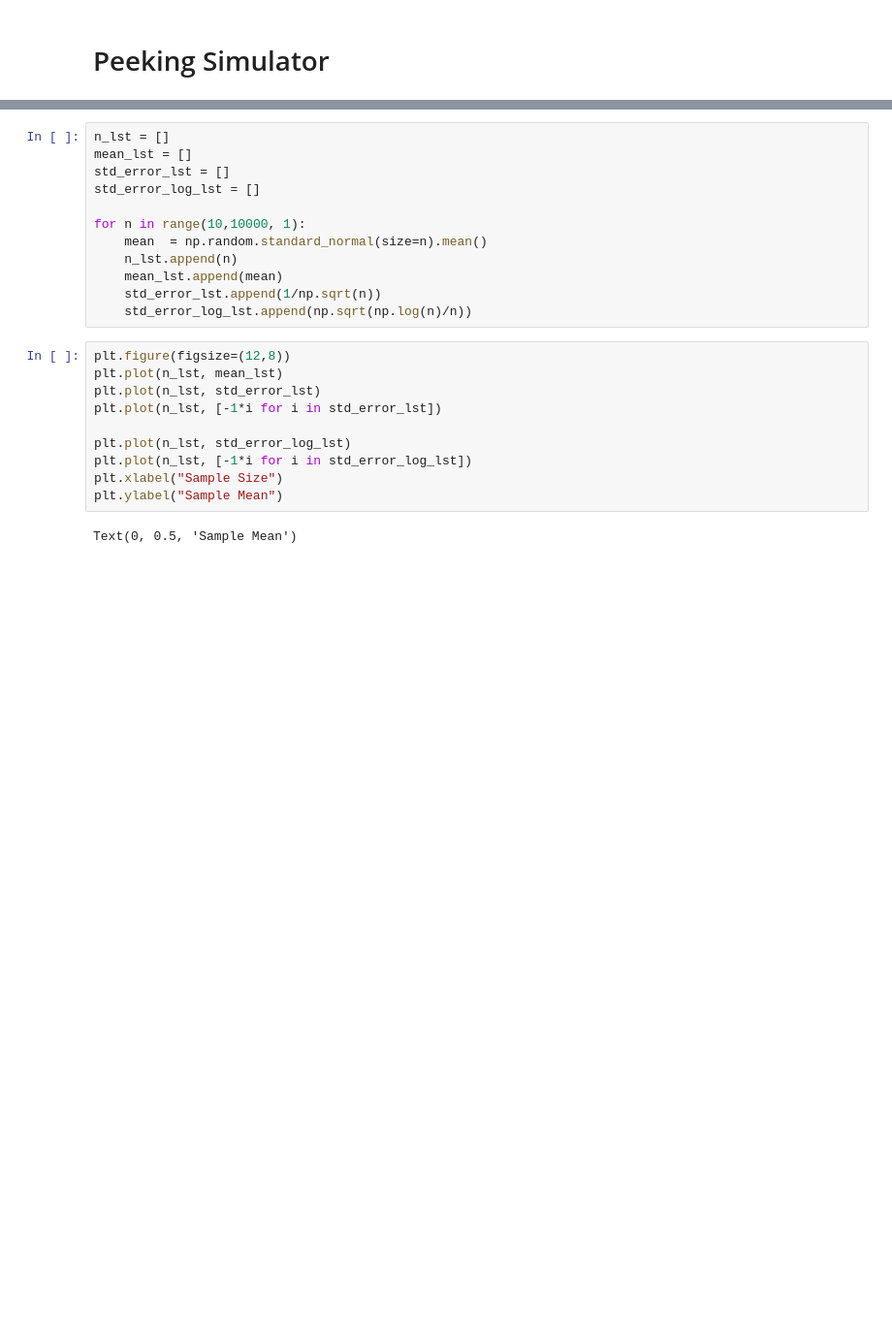
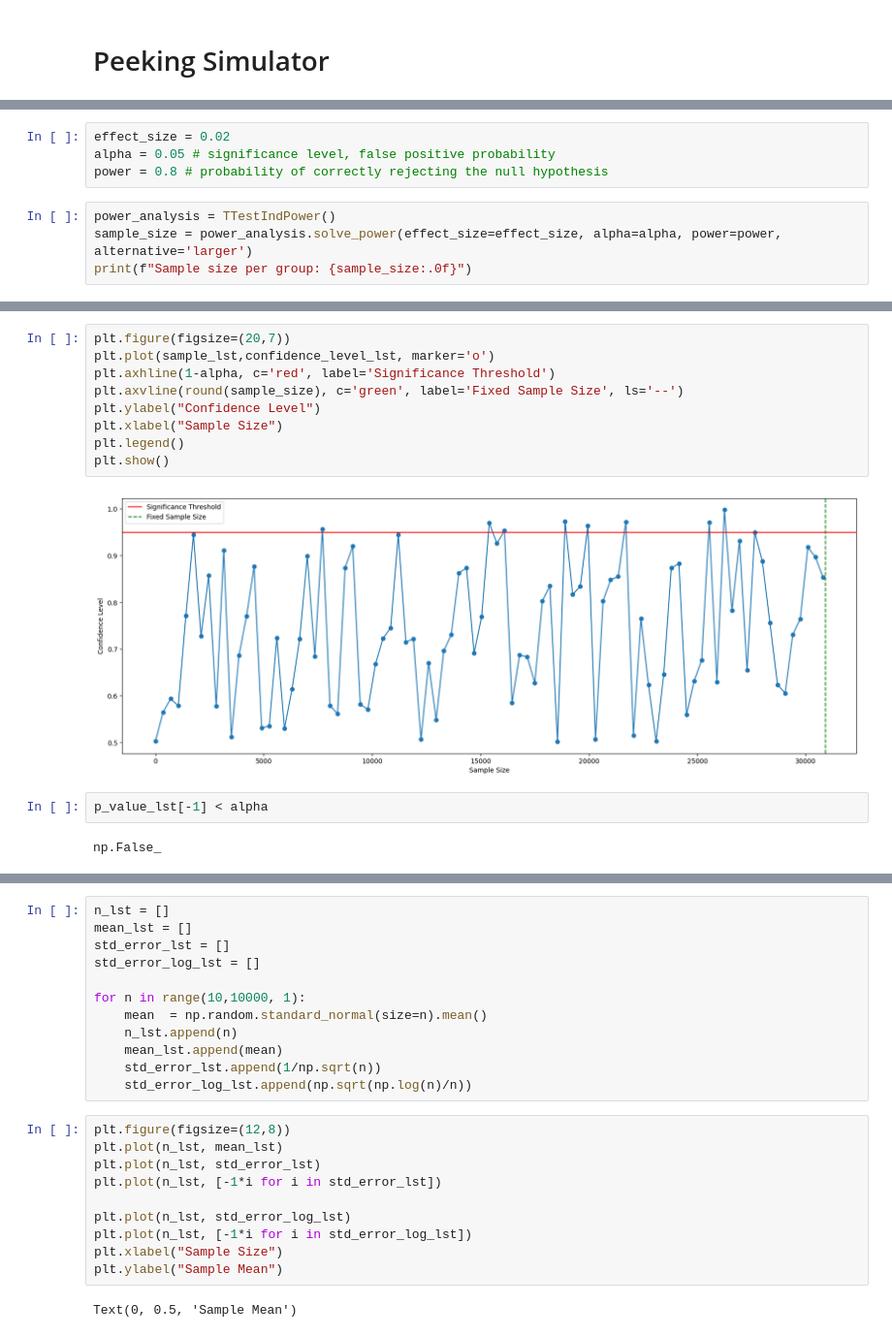
Before and after one commit to juanpi19/medium-articles, a Jupyter notebook: ab-testing-peeking-04/peeking_simulator.ipynb, the cells around one changed output, grey strips where cells are left out. Shown at 97% size. Drawn from its saved outputs; the diff is of its cells as text; blank space fills up the shorter version.

```diff
--- a/ab-testing-peeking-04/peeking_simulator.ipynb
+++ b/ab-testing-peeking-04/peeking_simulator.ipynb
@@ -5,0 +41,8 @@ import numpy as np
+# %%
+effect_size = 0.02
+alpha = 0.05 # significance level, false positive probability
+power = 0.8 # probability of correctly rejecting the null hypothesis
+# %%
+power_analysis = TTestIndPower()
+sample_size = power_analysis.solve_power(effect_size=effect_size, alpha=alpha, power=power, alternative='larger')
+print(f"Sample size per group: {sample_size:.0f}")
@@ -5,0 +69,15 @@ import numpy as np
+# %%
+plt.figure(figsize=(20,7))
+plt.plot(sample_lst,confidence_level_lst, marker='o')
+plt.axhline(1-alpha, c='red', label='Significance Threshold')
+plt.axvline(round(sample_size), c='green', label='Fixed Sample Size', ls='--')
+plt.ylabel("Confidence Level")
+plt.xlabel("Sample Size")
+plt.legend()
+plt.show()
+# %% [output]
+[figure, added]
+# %%
+p_value_lst[-1] < alpha
+# %% [output]
+np.False_
```
Also changed, not shown: parts of 10 cells of this notebook.
